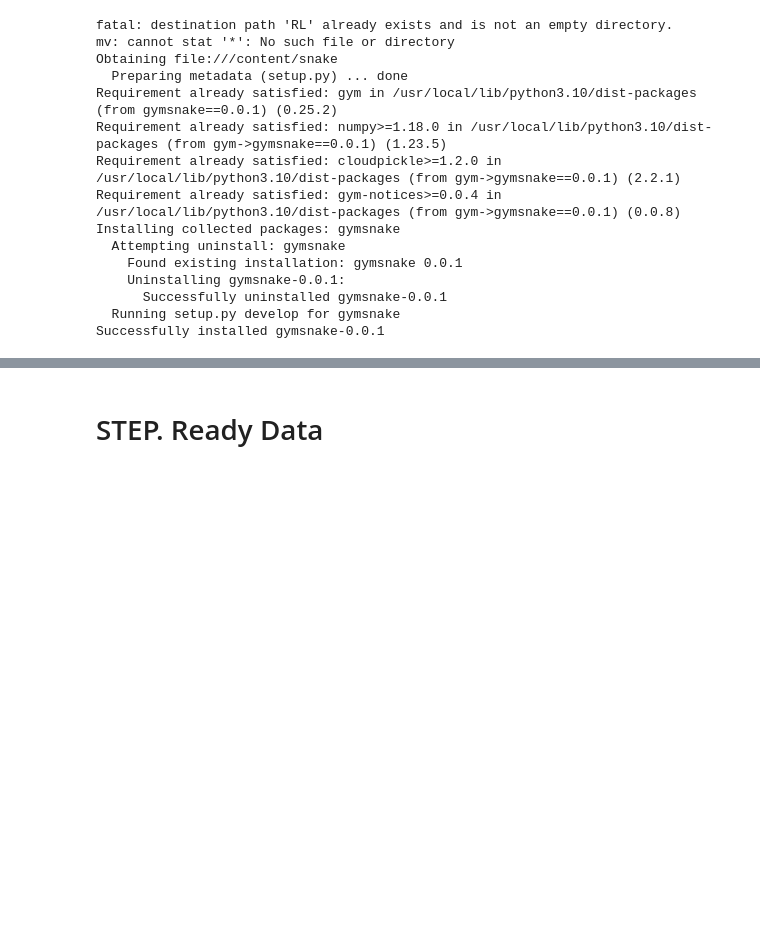
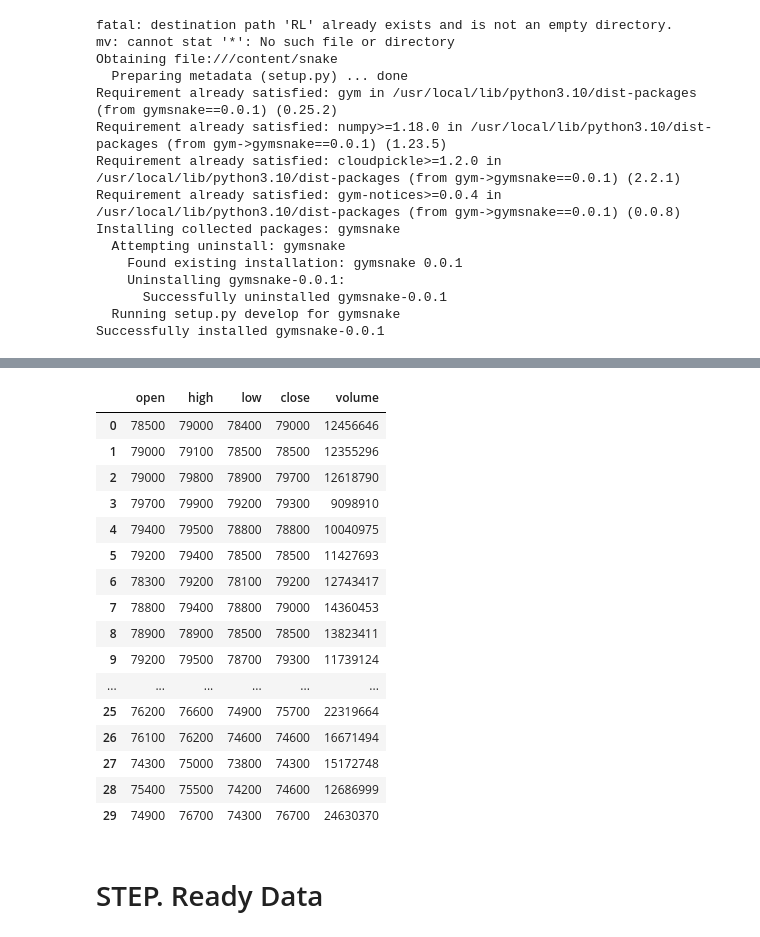
Before and after one commit to merucode/RL, a Jupyter notebook: 11_develop_base_env.ipynb, the cells around one changed output, grey strips where cells are left out. Saved outputs shown, nothing was run; the diff lists cells and outputs as text; code cells hidden in the pictures; blank space fills up the shorter version.

```diff
--- a/11_develop_base_env.ipynb
+++ b/11_develop_base_env.ipynb
@@ -49,3 +67,23 @@ See here for more information: https://www.gymlibrary.ml/content/api/
+# %%
+df[:30]
+# %% [output]
+|  | open | high | low | close | volume |
+| 0 | 78500 | 79000 | 78400 | 79000 | 12456646 |
+| 1 | 79000 | 79100 | 78500 | 78500 | 12355296 |
+| 2 | 79000 | 79800 | 78900 | 79700 | 12618790 |
+| 3 | 79700 | 79900 | 79200 | 79300 | 9098910 |
+| 4 | 79400 | 79500 | 78800 | 78800 | 10040975 |
+| 5 | 79200 | 79400 | 78500 | 78500 | 11427693 |
+| 6 | 78300 | 79200 | 78100 | 79200 | 12743417 |
+| 7 | 78800 | 79400 | 78800 | 79000 | 14360453 |
+| 8 | 78900 | 78900 | 78500 | 78500 | 13823411 |
+| 9 | 79200 | 79500 | 78700 | 79300 | 11739124 |
+| ... | ... | ... | ... | ... | ... |
+| 25 | 76200 | 76600 | 74900 | 75700 | 22319664 |
+| 26 | 76100 | 76200 | 74600 | 74600 | 16671494 |
+| 27 | 74300 | 75000 | 73800 | 74300 | 15172748 |
+| 28 | 75400 | 75500 | 74200 | 74600 | 12686999 |
+| 29 | 74900 | 76700 | 74300 | 76700 | 24630370 |
 # %% [markdown]
 # STEP. Ready Data
 # %%
```
Also changed, not shown: parts of 18 cells of this notebook.
